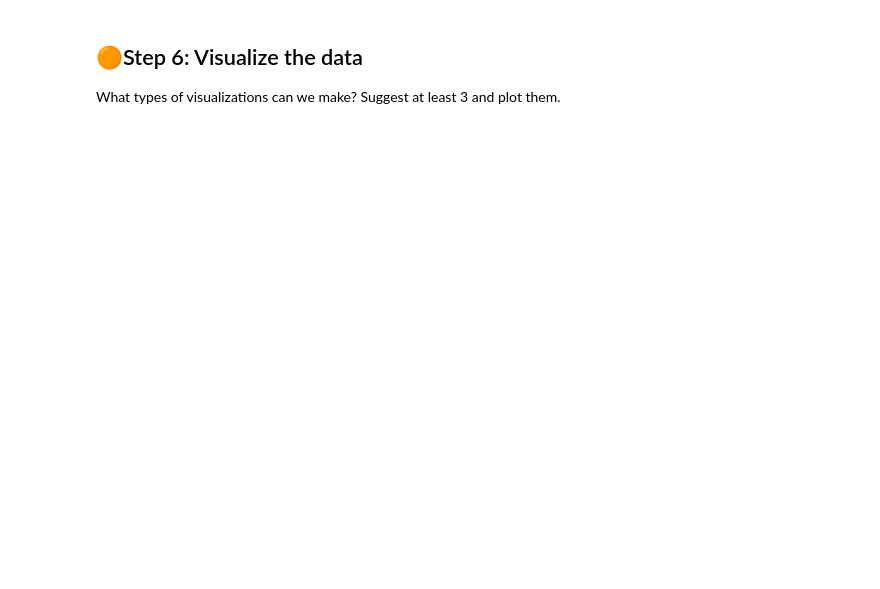
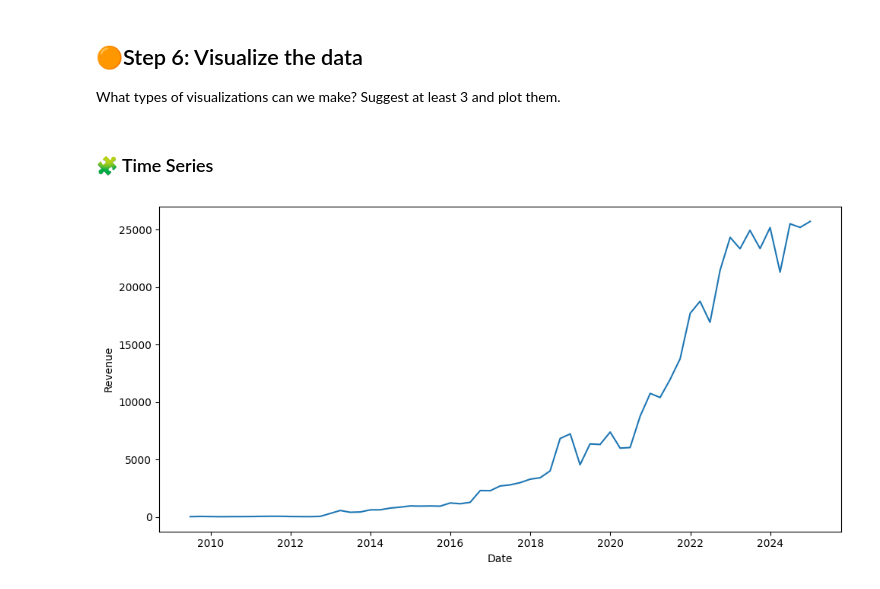
Before and after one commit to mvlarra/web-scraping-project-tutorial, a Jupyter notebook: src/explore.es.ipynb, the cells around one changed output. Cells and saved outputs as stored; diff of their text form; code cells hidden in the pictures; blank space fills up the shorter version.

```diff
--- a/src/explore.es.ipynb
+++ b/src/explore.es.ipynb
@@ -424,3 +425,43 @@ for row in cursor.execute("SELECT * FROM revenue"):
 # %% [markdown]
 ## 🟠Step 6: Visualize the data
 What types of visualizations can we make? Suggest at least 3 and plot them.
+# %% [markdown]
+### 🧩 Time Series
+# %%
+# 📌Importación de librerías
+import matplotlib.pyplot as plt # Se usa para crear gráficos en Python.
+import seaborn as sns # seaborn: Biblioteca basada en Matplotlib que facilita la visualización de datos.
+
+
+# 📌Crear la figura y ejes
+fig, axis = plt.subplots(figsize = (10, 5))
+#    (-) plt.subplots(figsize=(10,5)): Crea una figura (fig) y un conjunto de ejes (axis).
+#    (-) figsize=(10,5): Define el tamaño de la figura (10 pulgadas de ancho y 5 de alto).
+
+
+# 📌Convertir los datos a tipos adecuados
+df_tesla_revenue["Date"] = pd.to_datetime(df_tesla_revenue["Date"]) # Convierte la columna Date en formato datetime (necesario para gráficos de series de tiempo).
+df_tesla_revenue["Revenue"] = df_tesla_revenue["Revenue"].astype('int') # Convierte la columna Revenue a tipo entero (por si tenía otro tipo de dato como str).
+
+
+# 📌Crear la línea de tiempo
+sns.lineplot(data = df_tesla_revenue, x = "Date", y = "Revenue")
+#   (-) sns.lineplot(): Crea un gráfico de líneas con los datos de df_tesla_revenue.
+#   (-) data = df_tesla_revenue: Especifica el DataFrame a usar.
+#   (-) x = "Date": Eje X (fechas).
+#   (-) y = "Revenue": Eje Y (ingresos).
+
+
+# 📌Ajustar el diseño del gráfico
+plt.tight_layout() # Ajusta automáticamente los márgenes para que no haya solapamientos.
+
+# 📌Mostrar el gráfico
+plt.show() # Muestra el gráfico generado.
+
+
+# 📌En resumen, este codigo dibuja un gráfico de líneas donde:
+#    (-) El eje X representa la fecha (Date).
+#    (-) El eje Y representa los ingresos (Revenue).
+#    (-) Se visualiza cómo han cambiado los ingresos de Tesla a lo largo del tiempo.
+# %% [output]
+[figure, added]
```
Also changed, not shown: parts of 14 cells of this notebook, 2 other files.
